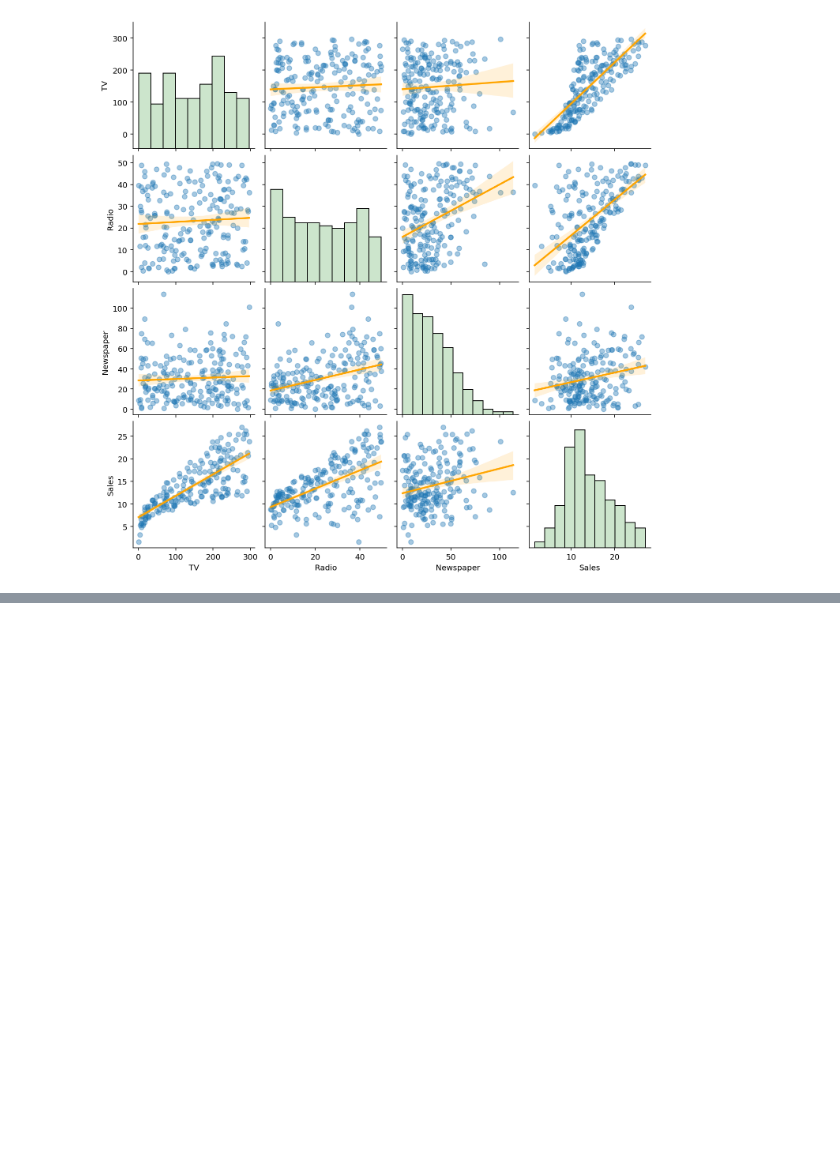
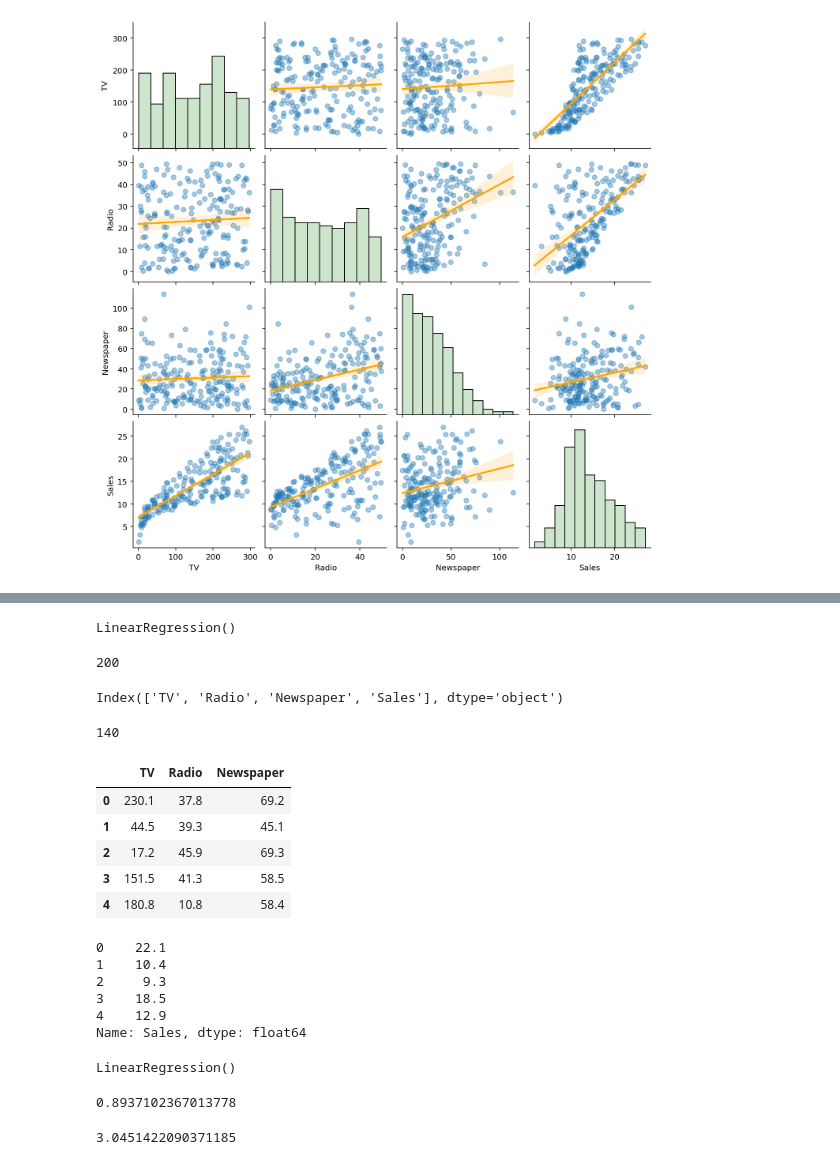
Before and after one commit to DevNutthapng2017/lab_mach_learn, a Jupyter notebook: sklearn_multiple_linear_regression_ISLR_Advert.ipynb, the cells around one changed output, grey strips where cells are left out. Drawn from its saved outputs; the diff is of its cells as text; code cells hidden in the pictures; blank space fills up the shorter version.

```diff
--- a/sklearn_multiple_linear_regression_ISLR_Advert.ipynb
+++ b/sklearn_multiple_linear_regression_ISLR_Advert.ipynb
@@ -64,0 +76,13 @@ sns.jointplot(x='TV', y='Sales',data=df, kind='reg', ci=None, color='orange');
+# %%
+model = LinearRegression()
+model
+# %% [output]
+LinearRegression()
+# %%
+len(df)
+# %% [output]
+200
+# %%
+df.columns
+# %% [output]
+Index(['TV', 'Radio', 'Newspaper', 'Sales'], dtype='object')
@@ -64,0 +92,34 @@ sns.jointplot(x='TV', y='Sales',data=df, kind='reg', ci=None, color='orange');
+# %%
+len(X)
+# %% [output]
+140
+# %%
+X.head()
+# %% [output]
+|  | TV | Radio | Newspaper |
+| 0 | 230.1 | 37.8 | 69.2 |
+| 1 | 44.5 | 39.3 | 45.1 |
+| 2 | 17.2 | 45.9 | 69.3 |
+| 3 | 151.5 | 41.3 | 58.5 |
+| 4 | 180.8 | 10.8 | 58.4 |
+# %%
+y.head() #ค่าออกมาเป็น series
+# %% [output]
+0    22.1
+1    10.4
+2     9.3
+3    18.5
+4    12.9
+Name: Sales, dtype: float64
+# %%
+model.fit(X,y)
+# %% [output]
+LinearRegression()
+# %%
+model.score(X,y) # R-squared
+# %% [output]
+0.8937102367013778
+# %%
+model.intercept_ #สมการ
+# %% [output]
+3.0451422090371185
```
Also changed, not shown: parts of 21 cells of this notebook.
